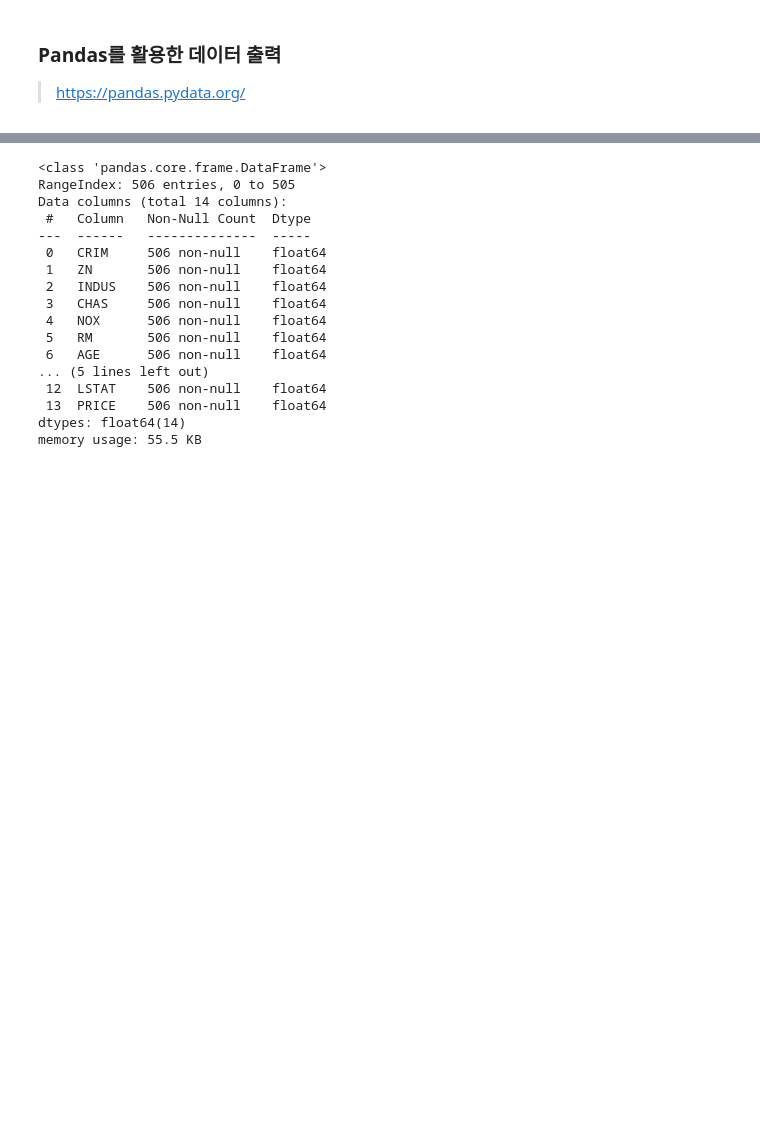
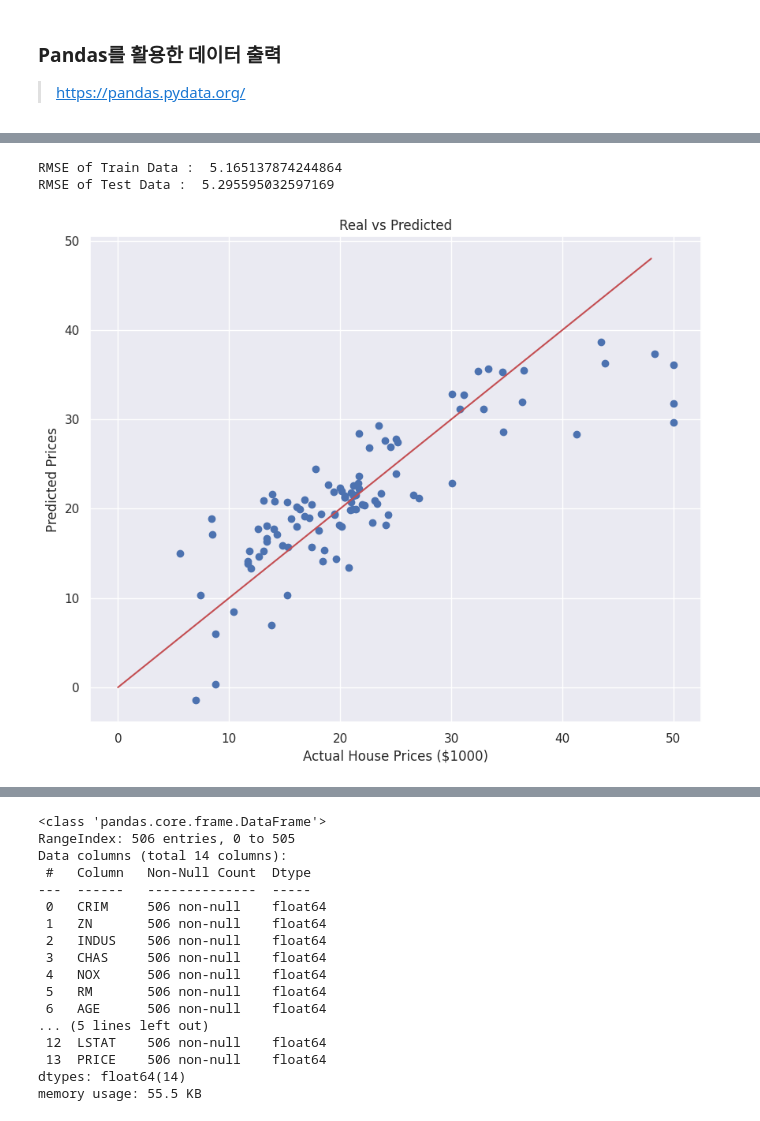
Before and after one commit to hmjeon/LEC-DLCV, a Jupyter notebook: 02 deep learning/03_MLP_Boston House Price.ipynb, the cells around one changed output, grey strips where cells are left out. Cells and saved outputs as stored; diff of their text form; code cells hidden in the pictures; blank space fills up the shorter version.

```diff
--- a/02 deep learning/03_MLP_Boston House Price.ipynb
+++ b/02 deep learning/03_MLP_Boston House Price.ipynb
@@ -160,3 +136,37 @@ df.head(5)
+# %%
+import numpy as np
+from sklearn.model_selection import train_test_split
+from sklearn.linear_model import LinearRegression
+from sklearn.metrics import mean_squared_error
+
+#X = df.drop('PRICE', axis=1)
+X = df.drop(['PRICE', 'LSTAT'], axis=1)
+y = df['PRICE']
+
+X_train, X_test, y_train, y_test = train_test_split(X, y, test_size=0.2, random_state=13)
+
+reg = LinearRegression()
+reg.fit(X_train, y_train)
+
+pred_tr = reg.predict(X_train)
+pred_test = reg.predict(X_test)
+rmse_tr = np.sqrt(mean_squared_error(y_train, pred_tr))
+rmse_test = np.sqrt(mean_squared_error(y_test, pred_test))
+
+print('RMSE of Train Data : ', rmse_tr)
+print('RMSE of Test Data : ', rmse_test)
+# %% [output]
+RMSE of Train Data :  5.165137874244864
+RMSE of Test Data :  5.295595032597169
+# %%
+plt.scatter(y_test, pred_test)
+plt.xlabel("Actual House Prices ($1000)")
+plt.ylabel("Predicted Prices")
+plt.title("Real vs Predicted")
+plt.plot([0,48],[0,48],'r')
+plt.show()
+# %% [output]
+[figure, added]
 # %%
 # 데이터 요약 출력
 # 백분위수(k-th percentile) - 자료를 순서대로 나열했을 때 백분율로 나타낸 특정 위치의 값
```
Also changed, not shown: parts of 18 cells of this notebook, 6 other files.
